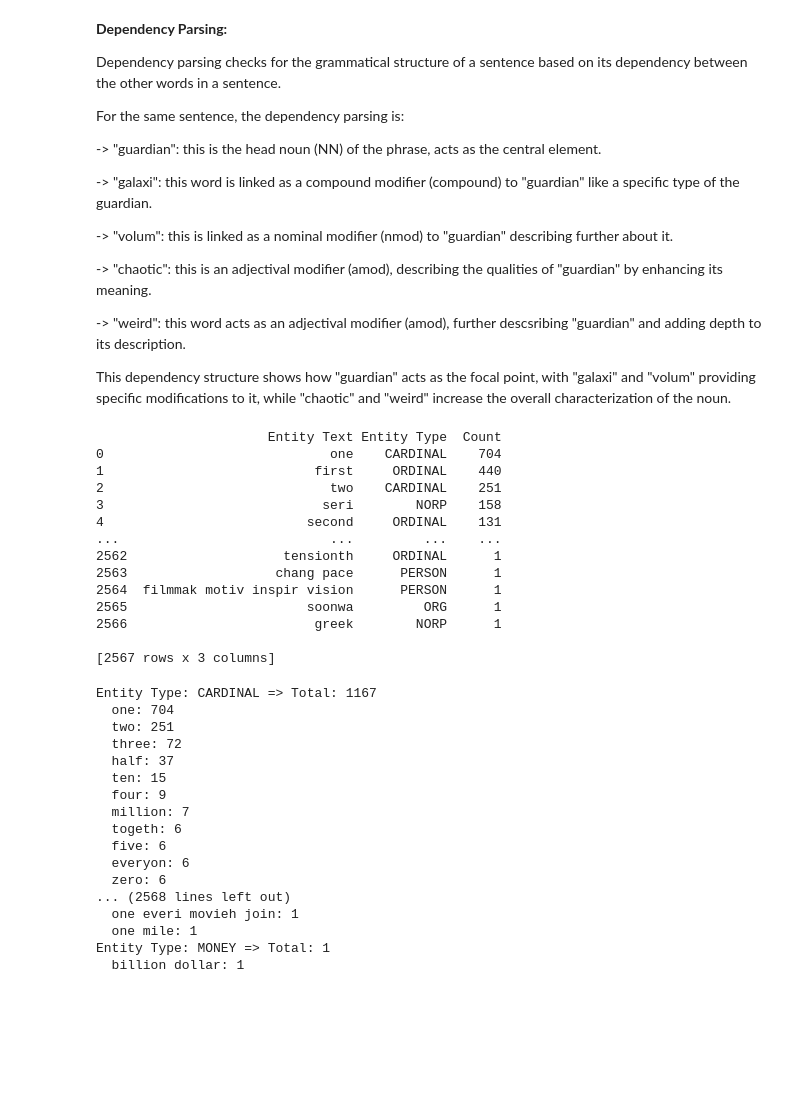
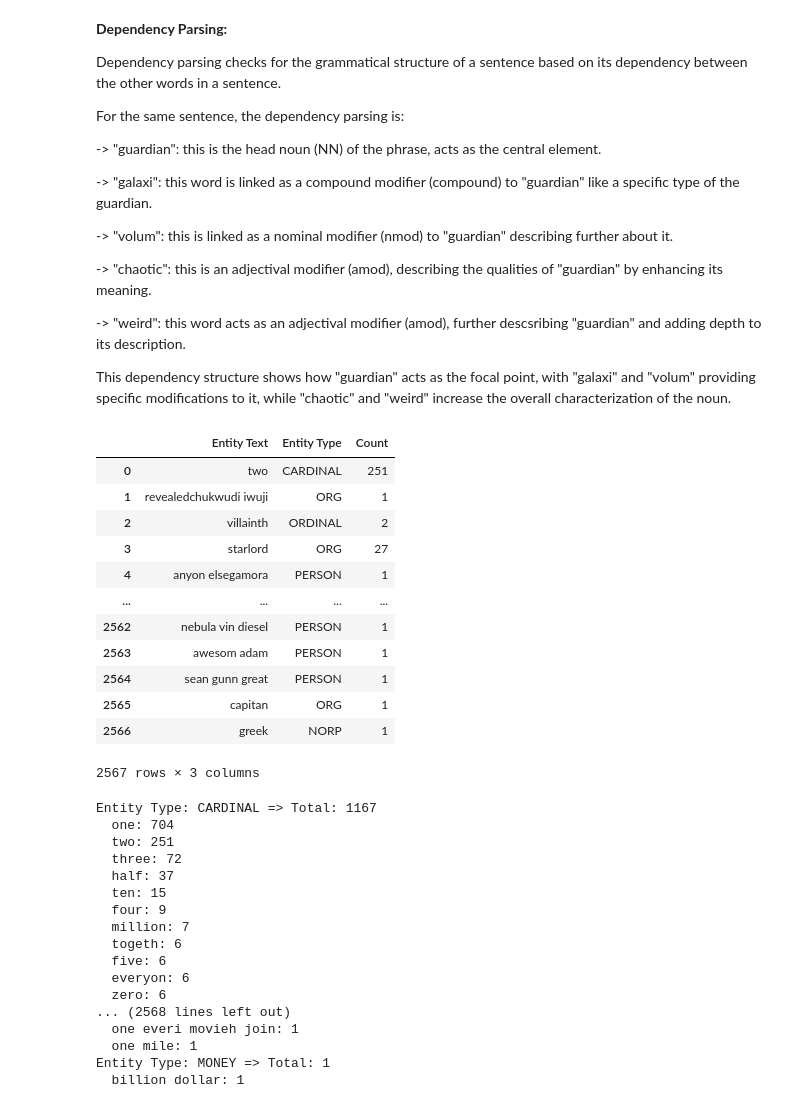
Before and after one commit to Dheepthi-Reddy/DheepthiReddy_INFO5731_Fall2024, a Jupyter notebook: Vangeti_Dheepthi_Assignment_02.ipynb, the cells around one changed output. Drawn from its saved outputs; the diff is of its cells as text; code cells hidden in the pictures; blank space fills up the shorter version.

```diff
--- a/Vangeti_Dheepthi_Assignment_02.ipynb
+++ b/Vangeti_Dheepthi_Assignment_02.ipynb
@@ -632,49 +632,47 @@ from collections import Counter   # for counting hashable objects
 import pandas as pd               # 'pandas' library for data manipulation operatioins
 
 nlp = spacy.load("en_core_web_sm")    # Loading the spaCy model
 
 def namedEntityRecognition(text):
     doc = nlp(text)   # processing the text using spaCy
     entities = []     # initializing a list to store the  entities
     for entity in doc.ents:    # for loop to extract entities and their labels
         entities.append((entity.text.strip(), entity.label_))  # Append the entity text and label as a tuple
     return entities
 
 entity_list = df['Clean_Review'].apply(namedEntityRecognition)   # Apply NER to each review and calculating the results
 allEntities = []     # initializing a list to store all the entities
 
 # Iterate through each sublist of entities and extend the all_entities list
 for sublist in entity_list:
     for entity in sublist:
         allEntities.append(entity)
 
 entity_count = Counter(allEntities)     # counting each unique entity using Counter
 entity_df = pd.DataFrame(entity_count.items(), columns=['Entity', 'Count'])    # converting the Counter to a DataFrame for formatting
 # Split the Entity into two separate columns
 entity_df[['Entity Text', 'Entity Type']] = pd.DataFrame(entity_df['Entity'].tolist(), index=entity_df.index)
 
 # formatting the final dataframe properly
 entity_df = entity_df.drop(columns=['Entity'])
 entity_df = entity_df[['Entity Text', 'Entity Type', 'Count']]
-entity_df = entity_df.sort_values(by='Count', ascending=False).reset_index(drop=True)   # Sort the DataFrame by Count in descending order
 
 # final entity count dataframe
-print(entity_df)
+entity_df
 # %% [output]
+|  | Entity Text | Entity Type | Count |
+| 0 | two | CARDINAL | 251 |
+| 1 | revealedchukwudi iwuji | ORG | 1 |
+| 2 | villainth | ORDINAL | 2 |
+| 3 | starlord | ORG | 27 |
+| 4 | anyon elsegamora | PERSON | 1 |
+| ... | ... | ... | ... |
+| 2562 | nebula vin diesel | PERSON | 1 |
+| 2563 | awesom adam | PERSON | 1 |
+| 2564 | sean gunn great | PERSON | 1 |
+| 2565 | capitan | ORG | 1 |
+| 2566 | greek | NORP | 1 |
-                      Entity Text Entity Type  Count
-0                             one    CARDINAL    704
-1                           first     ORDINAL    440
-2                             two    CARDINAL    251
-3                            seri        NORP    158
-4                          second     ORDINAL    131
-...                           ...         ...    ...
-2562                    tensionth     ORDINAL      1
-2563                   chang pace      PERSON      1
-2564  filmmak motiv inspir vision      PERSON      1
-2565                       soonwa         ORG      1
-2566                        greek        NORP      1
-
-[2567 rows x 3 columns]
+2567 rows × 3 columns
 # %%
 # Separate entities by type for counting
 typesOfEntity = {}        # initialized empty dictionary to store different entity types as keys and their respective counts
```
